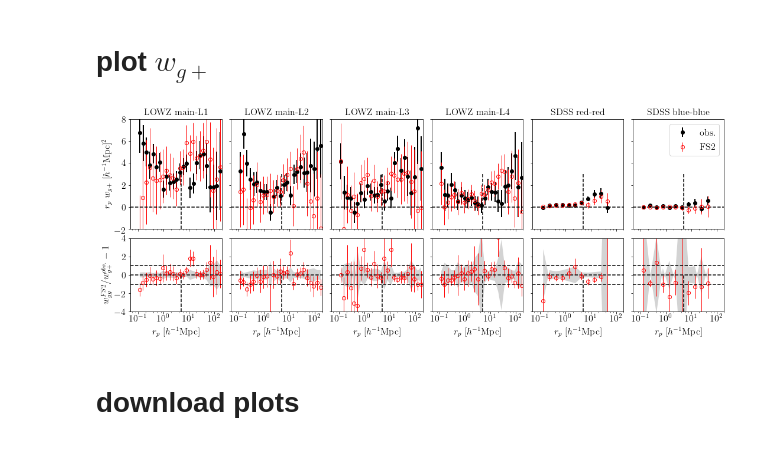
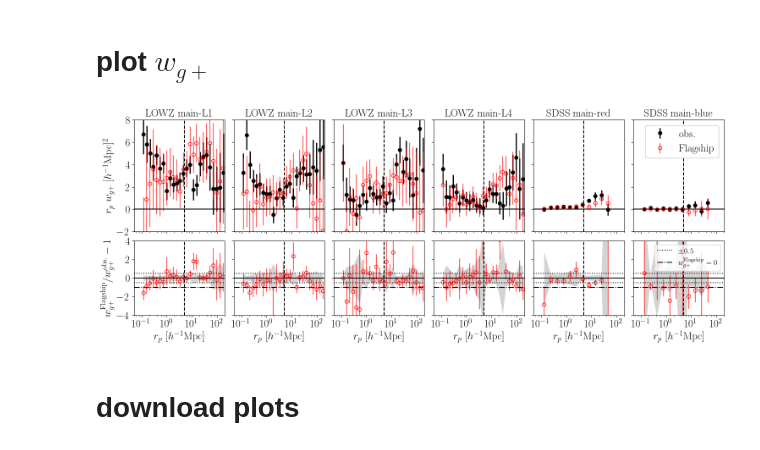
Before and after one commit to flediak/Euclid_IA_KP_paper0, a Jupyter notebook: notebooks/plot_correlations.ipynb, the cells around one changed output. Saved outputs shown, nothing was run; the diff lists cells and outputs as text; code cells hidden in the pictures.

```diff
--- a/notebooks/plot_correlations.ipynb
+++ b/notebooks/plot_correlations.ipynb
@@ -69,6 +66,8 @@ corr_obs = {'lowz-l1':[],
             'lowz-l4':[],
             'sdss-red':[],
             'sdss-blue':[],
+            'sdss-red-red':[],
+            'sdss-blue-blue':[],
             }
 
 corr_obs_ref = {'lowz-l1_ref':[],
@@ -241,23 +256,24 @@ plt.show()
 # %% [markdown]
 # plot $w_{g+}$
 # %%
-Ncol = len(corr_obs)
+
+
+# use here cross-correlations between sdss main and sdss color-subsamples to compare against Jpohnston 2019
+keys = ['lowz-l1', 'lowz-l2', 'lowz-l3', 'lowz-l4', 'sdss-red', 'sdss-blue']
+corr = []
+for key in keys:
+ corr.append(corr_obs[key])
+
+keys_ref = ['lowz-l1_ref', 'lowz-l2_ref', 'lowz-l3_ref', 'lowz-l4_ref', 'sdss-red_ref', 'sdss-blue_ref']
+corr_ref = []
+for key in keys_ref:
+  corr_ref.append(corr_obs_ref[key])
+
+Ncol = len(keys)
 
 fig, ax = plt.subplots(2,Ncol,figsize=(Ncol*3,6), sharex=True, sharey='row', gridspec_kw={'height_ratios': [3, 2]})
 
-fontsize = 16
-
-plt.rc('text', usetex=True)
-plt.rc('font', family='serif')
-
-#put correlations in list
-corr = []
-for key in corr_obs:
-  corr.append(corr_obs[key])
-
-corr_ref = []
-for key in corr_obs_ref:
-  corr_ref.append(corr_obs_ref[key])
+fontsize = 18
 
 
 # ============ wgp ==============
@@ -275,7 +291,7 @@ for i in range(Ncol):
   ax[row,i].errorbar(corr[i].rp,
                      corr[i].rp*corr[i].wgp,
                      corr[i].rp*corr[i].wgperr,
-                     color='r',linestyle='', lw=1, label='FS2', marker='o', fillstyle='none')
+                     color='r',linestyle='', lw=1, label='Flagship', marker='o', fillstyle='none')
 
 
 
@@ -286,75 +302,79 @@ for i in range(Ncol):
 
   ax[row,i].fill_between(
                     corr_ref[i].rp,
-                    -corr_ref[i].wgperr / corr_ref[i].wgp,
-                    corr_ref[i].wgperr / corr_ref[i].wgp,
+                    -corr_ref[i].wgperr / abs(corr_ref[i].wgp),
+                    corr_ref[i].wgperr / abs(corr_ref[i].wgp),
                     facecolor='lightgrey', interpolate=True)
 
   ax[row,i].errorbar(corr[i].rp,
                      corr[i].wgp / corr_ref[i].wgp-1,
-                     corr[i].wgperr / corr_ref[i].wgp,
-                     color='r',linestyle='', lw=1, label='FS2', marker='o', fillstyle='none')
+                     corr[i].wgperr / abs(corr_ref[i].wgp),
+                     color='r',linestyle='', lw=1, label='', marker='o', fillstyle='none')
 
 
 
 # ================== config. ================
+plt.rc('font', family='serif')
 plt.rc('xtick', labelsize=fontsize)
 plt.rc('ytick', labelsize=fontsize)
+plt.rc('text', usetex=True)
 
 # set spacing between panels
 plt.subplots_adjust(wspace=0.1, hspace=0.1)
 
 # axis labels
 ax[0,0].set_ylabel(r'$r_p \ w_{g+} \ [h^{-1}\textrm{Mpc}]^2$',fontsize=fontsize)
-ax[1,0].set_ylabel(r'$w_{gg}^{FS2} / w_{g+}^{obs.} - 1$',fontsize=fontsize)
+ax[1,0].set_ylabel(r'$w_{g+}^{\mathrm{Flagship}} / w_{g+}^{\mathrm{obs.}} - 1$',fontsize=fontsize)
 #ax[1,0].set_ylabel(r'$\frac{w_{g+}^{FS2}}{w_{g+}^{obs.}} - 1$',fontsize=fontsize)
 
 #titles
-titles = ['LOWZ main-L1', 'LOWZ main-L2', 'LOWZ main-L3', 'LOWZ main-L4', 'SDSS red-red', 'SDSS blue-blue']
+titles = ['LOWZ main-L1', 'LOWZ main-L2', 'LOWZ main-L3', 'LOWZ main-L4', 'SDSS main-red', 'SDSS main-blue']
 for i in range(Ncol):
   ax[0,i].set_title(titles[i],fontsize=fontsize)
 
 
-
-#out legend in last column
-ax[0,-1].legend(fontsize=fontsize)
-
-
 # set y-tics
-ax[0,0].set_yticks(np.arange(-10, 10, step=2))#top row
+ax[1,0].set_yticks(np.arange(-20, 100, step=20))#top row
 ax[1,0].set_yticks(np.arange(-10, 10, step=2))#bottom row
 
 
 #settings for all columns
 for col in range(Ncol):
 
   x_vline = 5
 
   row=0
   ax[row,col].set_ylim(-2,8)
-  ax[row,col].axvline(x=x_vline, c='k', ymax=0.5, ls='--')
+  ax[row,col].axvline(x=x_vline, c='k', ls='--')
 
   row=1
   ax[row,col].set_ylim(-4,4)
-  ax[row,col].axhline(y=-1, c='k', ls='--')
-  ax[row,col].axhline(y=1, c='k', ls='--')
-  ax[row,col].axvline(x=x_vline, c='k', ymax=0.5, ls='--')
+  ax[row,col].axhline(y=-0.5, c='k', ls=':', label='$\pm 0.5$')
+  ax[row,col].axhline(y=0.5, c='k', ls=':')
+  ax[row,col].axvline(x=x_vline, c='k', ls='--')
   ax[row,col].set_xlabel(r'$r_p \ [h^{-1}\textrm{Mpc}]$',fontsize=fontsize)
+
+  ax[1,col].axhline(y=-1, c='k', ls='-.', label='$w_{g+}^{\mathrm{Flagship}}=0$')
+  ax[0,col].axhline(y=0, c='k', ls='-')
+  ax[1,col].axhline(y=0, c='k', ls='-')
 
   for row in range(2):
 
     ax[row,col].set_xlim(0.05,200)
     ax[row,col].set_xscale('log')
-    ax[row,col].axhline(y=0, c='k', ls='--')
     #see https://matplotlib.org/stable/gallery/ticks/tick-locators.html
     ax[row, col].xaxis.get_major_locator().set_params(base=10,numticks=10)
     ax[row, col].xaxis.get_minor_locator().set_params(numticks=10, subs=[.2, .4, .6, .8])
     ax[row,col].tick_params(axis='both',labelsize=fontsize)
 
+#out legend in last column
+ax[0,-1].legend(fontsize=fontsize, framealpha=1)
+ax[1,-1].legend(fontsize=fontsize*0.7)
+
 plt.savefig("wgp_fs2_vs_obs.pdf",bbox_inches='tight', pad_inches = 0.1)
 plt.show()
 # %% [output]
-[figure, old version]
+[figure, new version]
 # %% [markdown]
 # download plots
 # %%
```
Also changed, not shown: parts of 12 cells of this notebook.
